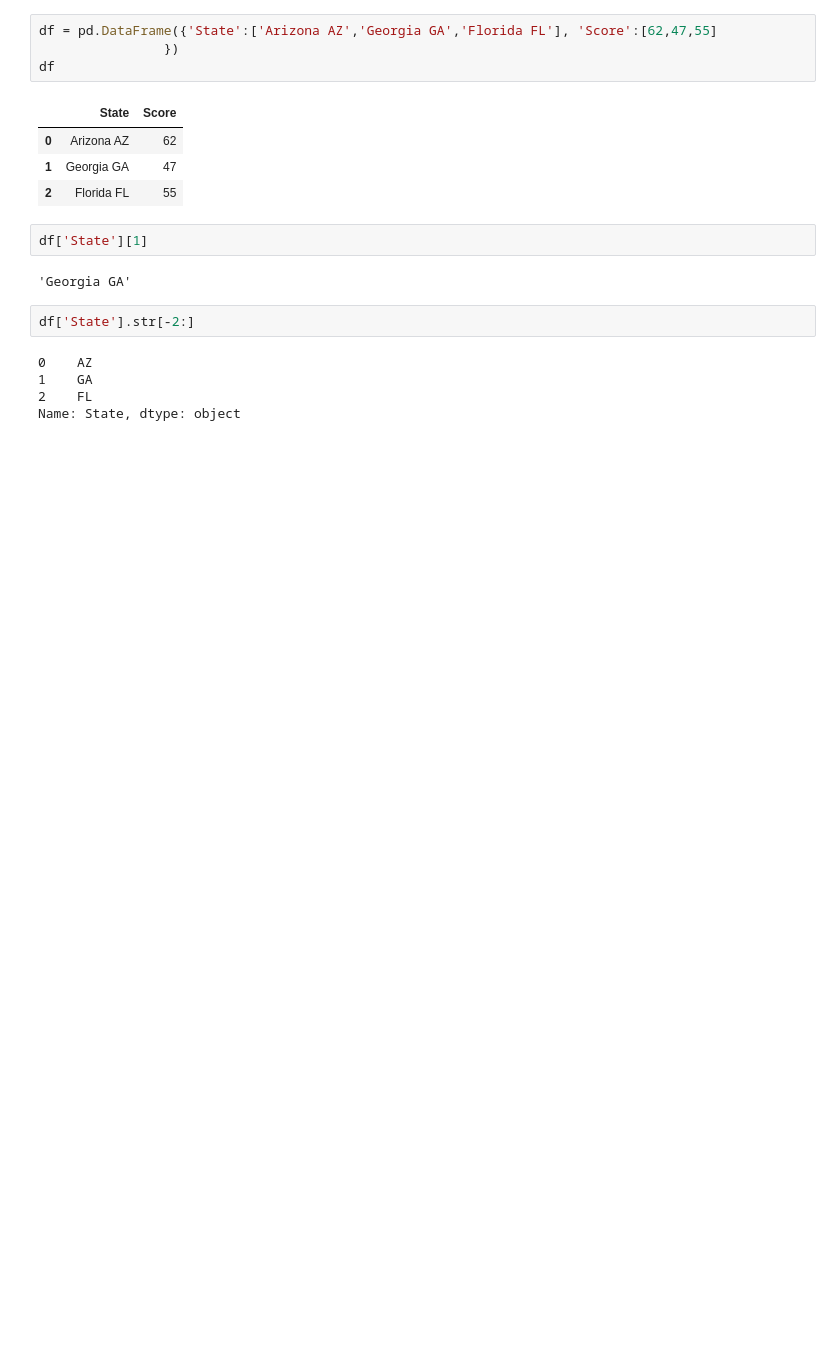
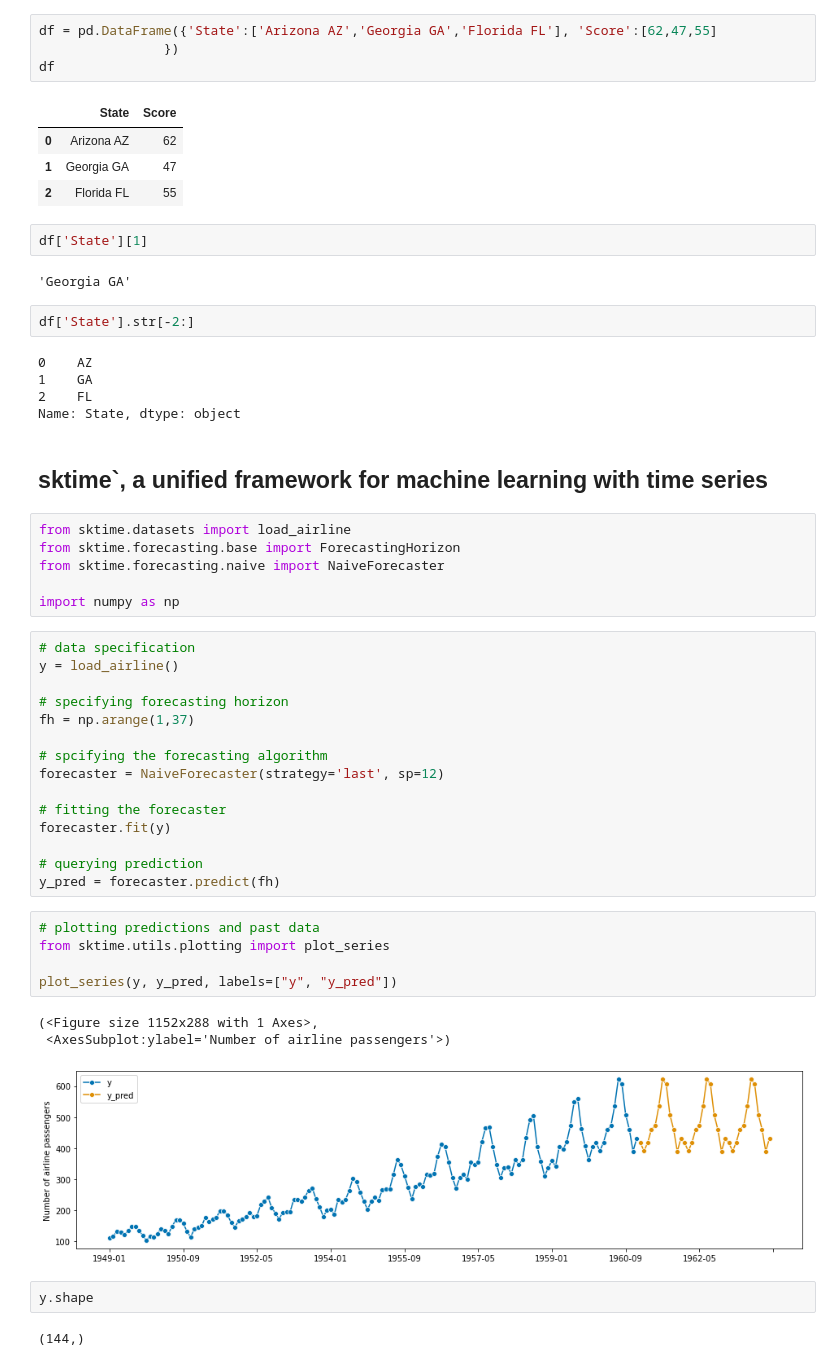
Before and after one commit to EricHexin/__equs__.Python, a Jupyter notebook: 4-scientific-python/random_stuff.ipynb, the cells around one changed output. Cells and saved outputs as stored; diff of their text form; blank space fills up the shorter version.

Commit message:
sktime: a unified framework for machine learning with time series

```diff
--- a/4-scientific-python/random_stuff.ipynb
+++ b/4-scientific-python/random_stuff.ipynb
@@ -109,3 +109,39 @@ df['State'].str[-2:]
 1    GA
 2    FL
 Name: State, dtype: object
+# %% [markdown]
+## sktime`, a unified framework for machine learning with time series
+# %%
+from sktime.datasets import load_airline
+from sktime.forecasting.base import ForecastingHorizon
+from sktime.forecasting.naive import NaiveForecaster
+
+import numpy as np
+# %%
+# data specification
+y = load_airline()
+
+# specifying forecasting horizon
+fh = np.arange(1,37)
+
+# spcifying the forecasting algorithm
+forecaster = NaiveForecaster(strategy='last', sp=12)
+
+# fitting the forecaster
+forecaster.fit(y)
+
+# querying prediction
+y_pred = forecaster.predict(fh)
+# %%
+# plotting predictions and past data
+from sktime.utils.plotting import plot_series
+
+plot_series(y, y_pred, labels=["y", "y_pred"])
+# %% [output]
+(<Figure size 1152x288 with 1 Axes>,
+ <AxesSubplot:ylabel='Number of airline passengers'>)
+[figure, added]
+# %%
+y.shape
+# %% [output]
+(144,)
```
Also changed, not shown: parts of 5 cells of this notebook.
